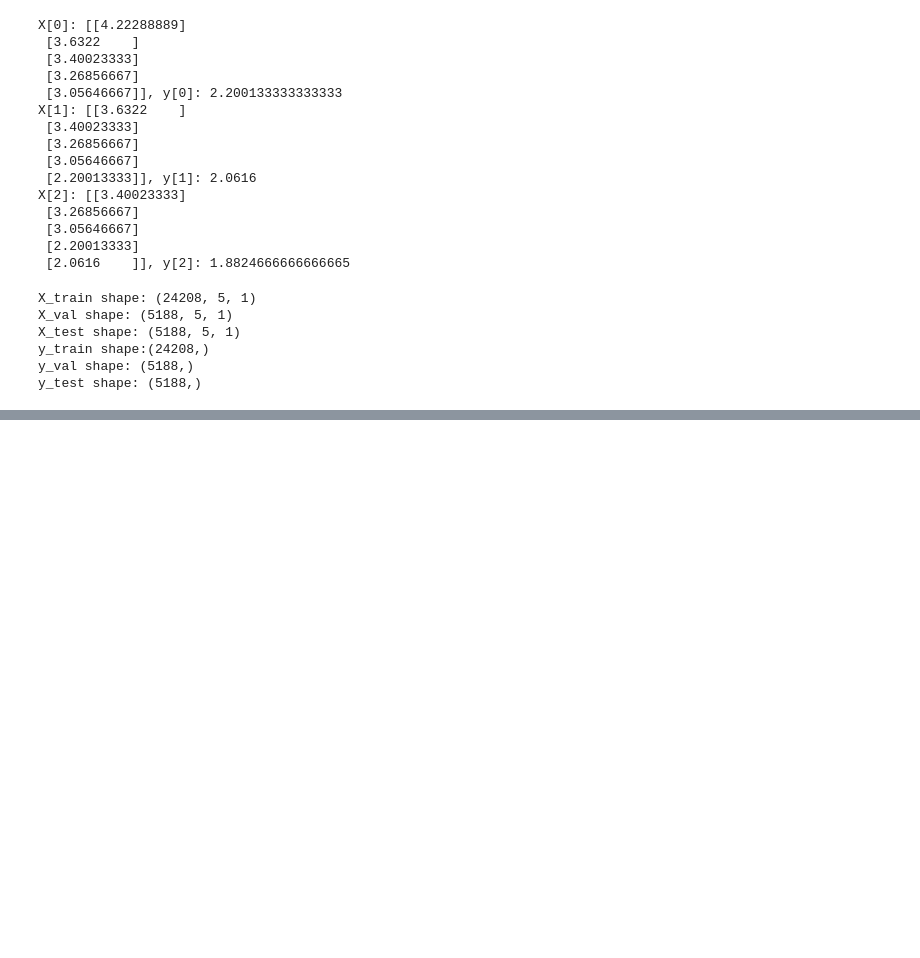
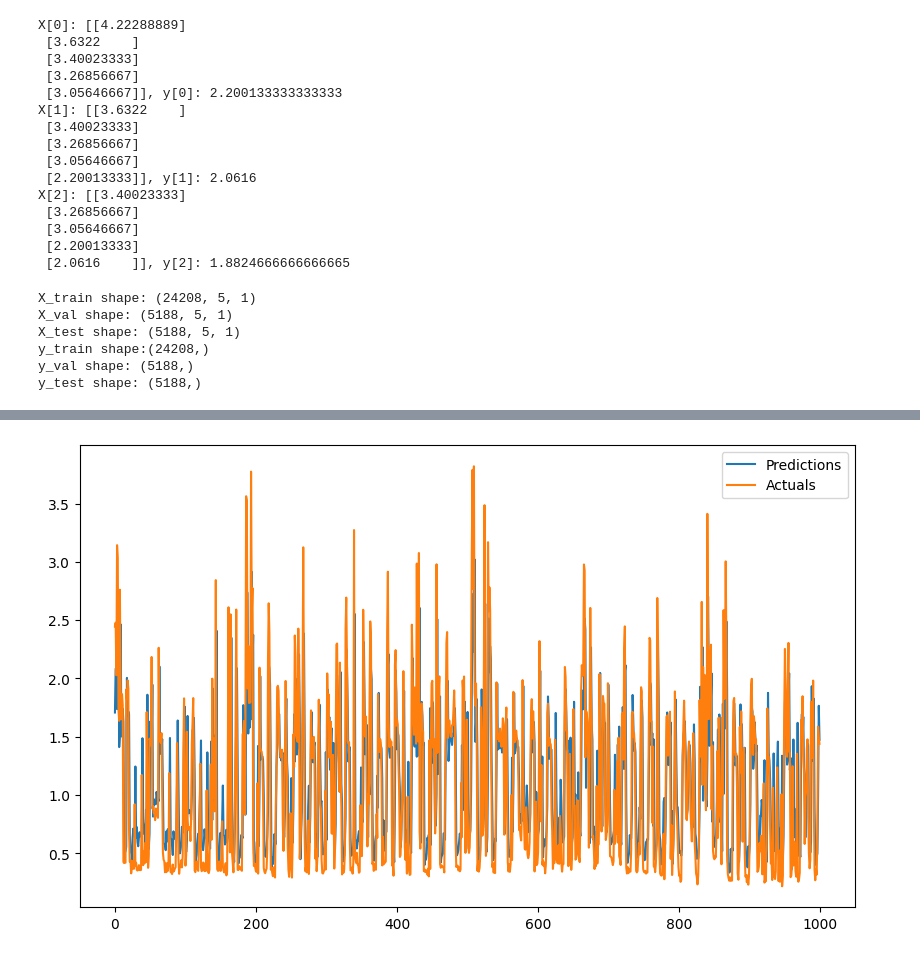
Before and after one commit to ptanner925/uci_eletric_power_consumption_rnn, a Jupyter notebook: models/model_dev.ipynb, the cells around one changed output, grey strips where cells are left out. Drawn from its saved outputs; the diff is of its cells as text; code cells hidden in the pictures; blank space fills up the shorter version.

```diff
--- a/models/model_dev.ipynb
+++ b/models/model_dev.ipynb
@@ -155,0 +251,10 @@ print("Done ✅")
+# %%
+test_predicitions = model1.predict(X_test).flatten()
+test_results = pd.DataFrame(data = {'Test Predictions': test_predicitions, 'Test Actuals': y_test})
+
+plt.figure(figsize=(10,6))
+plt.plot(test_results['Test Predictions'][:1000], label='Predictions')
+plt.plot(test_results['Test Actuals'][:1000], label='Actuals')
+plt.legend()
+plt.show()
+# %% [output]
@@ -155,0 +262 @@ print("Done ✅")
+[figure, added]
```
Also changed, not shown: parts of 20 cells of this notebook, 3 other files.
